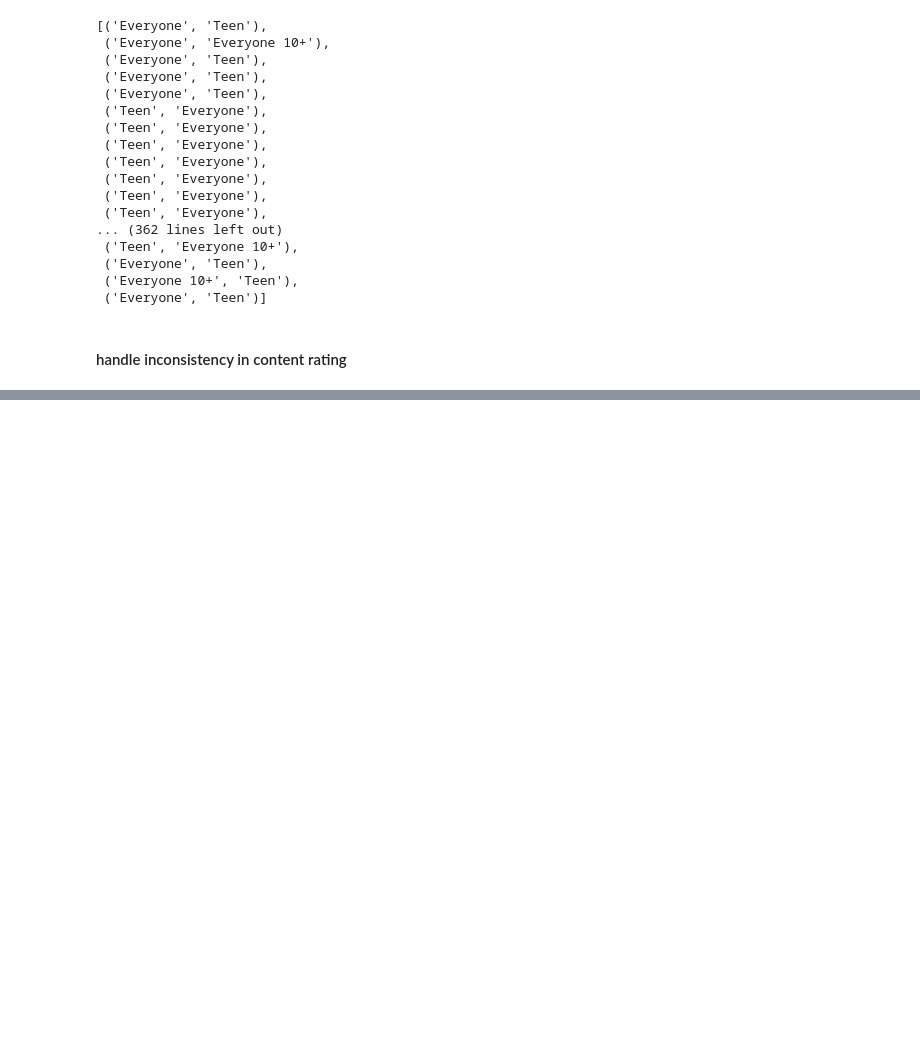
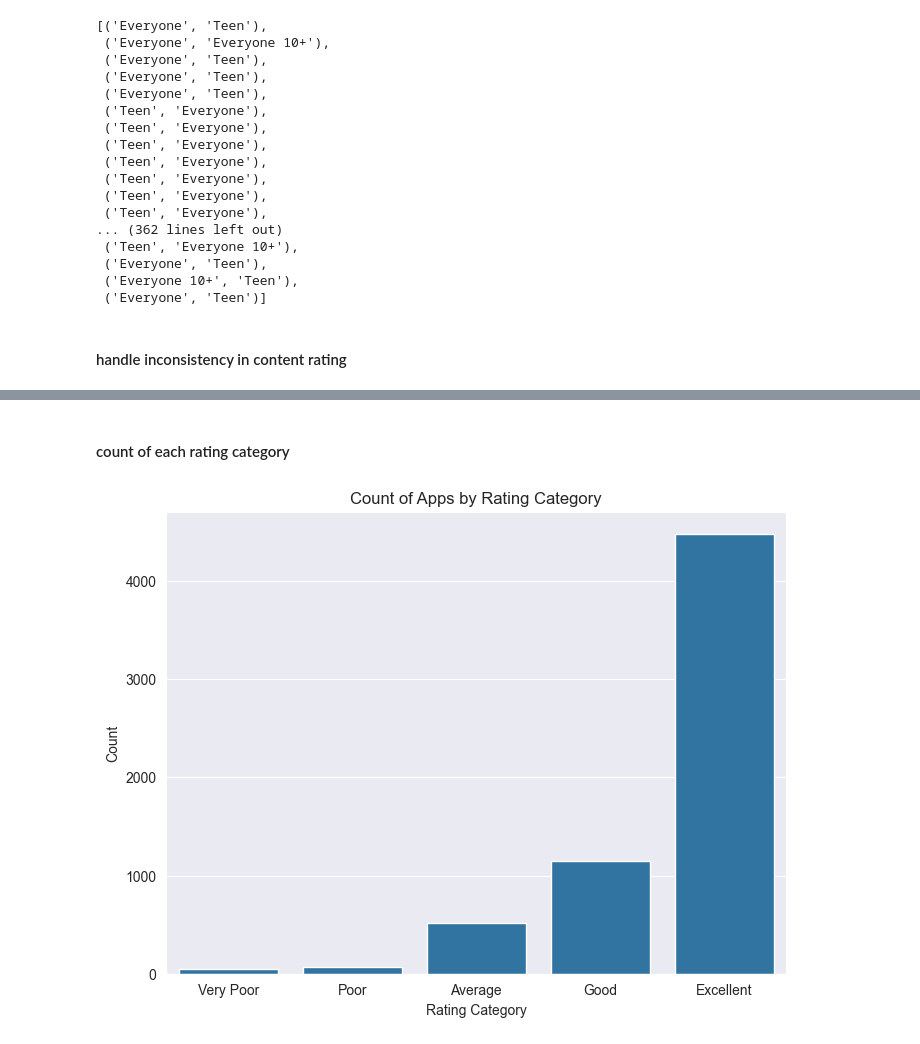
Before and after one commit to Soroush-Pasandideh/DataMining, a Jupyter notebook: DataMining.ipynb, the cells around one changed output, grey strips where cells are left out. Drawn from its saved outputs; the diff is of its cells as text; code cells hidden in the pictures; blank space fills up the shorter version.

```diff
--- a/DataMining.ipynb
+++ b/DataMining.ipynb
@@ -1469,0 +2038,13 @@ Name: Content Rating, Length: 6250, dtype: object
+# %% [markdown]
+#### count of each rating category
+# %%
+plt.figure(figsize=(8, 6))
+sns.countplot(x='Rating_Categorical', data=combined_df)
+plt.title('Count of Apps by Rating Category')
+plt.xlabel('Rating Category')
+plt.ylabel('Count')
+file_path = os.path.join(save_dir, 'rating_freq.png')
+plt.savefig(file_path)
+plt.show()
+# %% [output]
+[figure, added]
```
Also changed, not shown: parts of 112 cells of this notebook.
